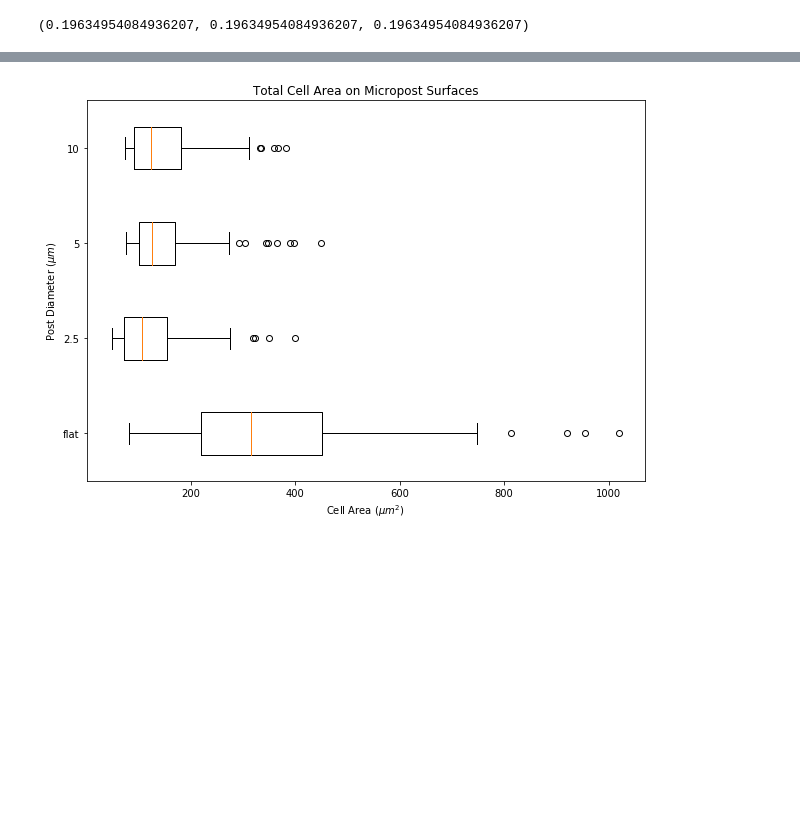
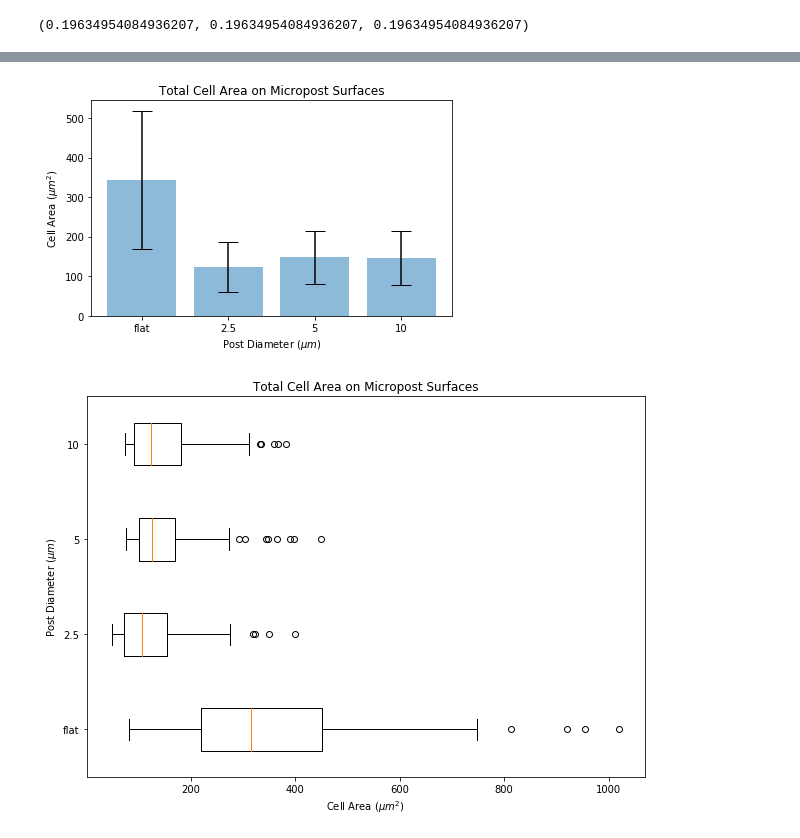
Before and after one commit to caromccue/CellML, a Jupyter notebook: notebooks/Plotting cell area vs contact area.ipynb, the cells around one changed output, grey strips where cells are left out. Cells and saved outputs as stored; diff of their text form; code cells hidden in the pictures; blank space fills up the shorter version.

```diff
--- a/notebooks/Plotting cell area vs contact area.ipynb
+++ b/notebooks/Plotting cell area vs contact area.ipynb
@@ -301,3 +320,23 @@ plt.show()
+# %%
+postsize = ['flat', '2.5', '5', '10']
+x = np.arange(len(postsize))
+y = [areaflat.mean(), area2p5.mean(), area5.mean(), area10.mean()]
+errory = [areaflat.std(), area2p5.std(), area5.std(), area10.std()]
+
+fig, ax = plt.subplots()
+ax.bar(x, y, yerr = errory, align='center', alpha=0.5, ecolor='black', capsize=10)
+ax.set_ylabel('Cell Area ($\mu m^2$)')
+ax.set_xticks(x)
+ax.set_xticklabels(postsize)
+ax.set_xlabel('Post Diameter ($\mu m$)')
+ax.set_title('Total Cell Area on Micropost Surfaces')
+
+
+# Save the figure and show
+plt.tight_layout()
+plt.show()
+# %% [output]
+[figure, added]
 # %%
 fig = plt.figure(figsize =(10, 7))
 ax = fig.add_subplot(111)
```
Also changed, not shown: parts of 3 cells of this notebook, 6 other files.
